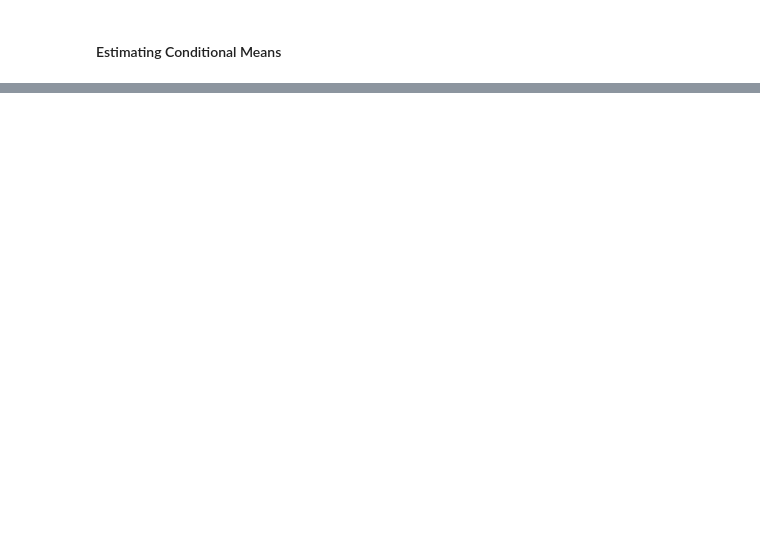
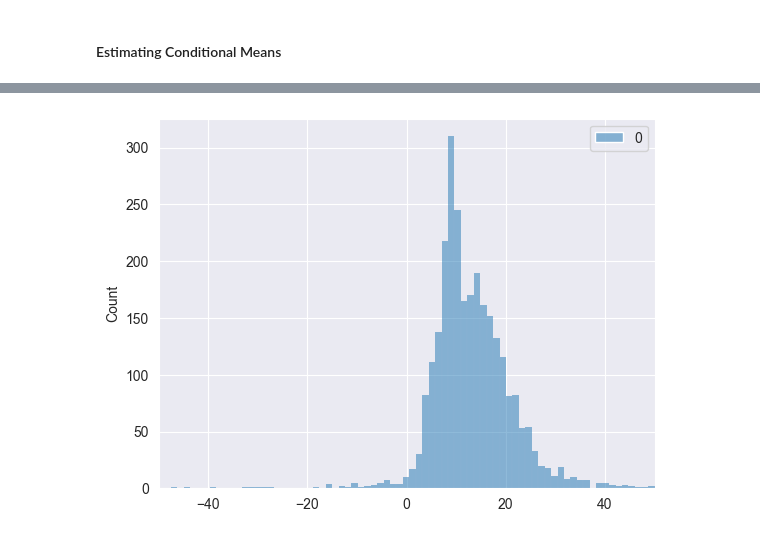
Before and after one commit to omondal/DR_ATE_estimation, a Jupyter notebook: multi_treatment_ate.ipynb, the cells around one changed output, grey strips where cells are left out. Cells and saved outputs as stored; diff of their text form; code cells hidden in the pictures; blank space fills up the shorter version.

Commit message:
Added function to perform cross-fit model fitting.

```diff
--- a/multi_treatment_ate.ipynb
+++ b/multi_treatment_ate.ipynb
@@ -241,0 +319,31 @@ plt.show()
+# %%
+# Lasso hyperparameters
+lasso_hyperparameters = {
+    'lasso__alpha' : [0.001, 0.005, 0.01, 0.05, 0.1, 0.5, 1, 5, 10]
+}
+
+# Ridge hyperparameters
+ridge_hyperparameters = {
+    'ridge__alpha': [0.001, 0.005, 0.01, 0.05, 0.1, 0.5, 1, 5, 10]
+}
+# Elastic Net hyperparameters
+enet_hyperparameters = {
+    'elasticnet__alpha': [0.001, 0.005, 0.01, 0.05, 0.1, 0.5, 1, 5, 10],
+    'elasticnet__l1_ratio' : [0.1, 0.3, 0.5, 0.7, 0.9]
+}
+#Random Forest Regressor hyperparameters
+rfr_hyperparameters = {'randomforestregressor__n_estimators': [100, 200],
+                    'randomforestregressor__max_features': ['sqrt', 0.33]
+                    }
+#Gradient Boosted Regressor hyperparameters
+gbr_hyperparameters = {'gradientboostingregressor__n_estimators': [100, 200],
+                        'gradientboostingregressor__learning_rate': [0.05, 0.1, 0.2],
+                        'gradientboostingregressor__max_depth': [1, 3, 5]}
+
+# Create hyperparameters dictionary
+hyperparameters_regression = {
+    'lasso' : lasso_hyperparameters,
+    'ridge' : ridge_hyperparameters,
+    'enet' : enet_hyperparameters,
+    'rf' : rfr_hyperparameters
+}
@@ -241,0 +368,3 @@ plt.show()
+# %%
+X_class, y_class = jtpa_features[jtpa_features.recommended_training_classroom==1], jtpa_keep.earnings[jtpa_keep.recommended_training=="classroom"]
+X_class.shape, len(y_class)
@@ -241,0 +373,5 @@ plt.show()
+# %%
+test, model_test = cross_fit(X = X_class, y= y_class,
+                estimation_type = 'regression',
+                model_pipelines = pipelines_regression,
+                model_hyperparameters = hyperparameters_regression)
@@ -241,0 +395,6 @@ plt.show()
+# %%
+sns.histplot(test)
+plt.xlim((-50,50))
+plt.show()
+# %% [output]
+[figure, added]
```
Also changed, not shown: parts of 18 cells of this notebook.
